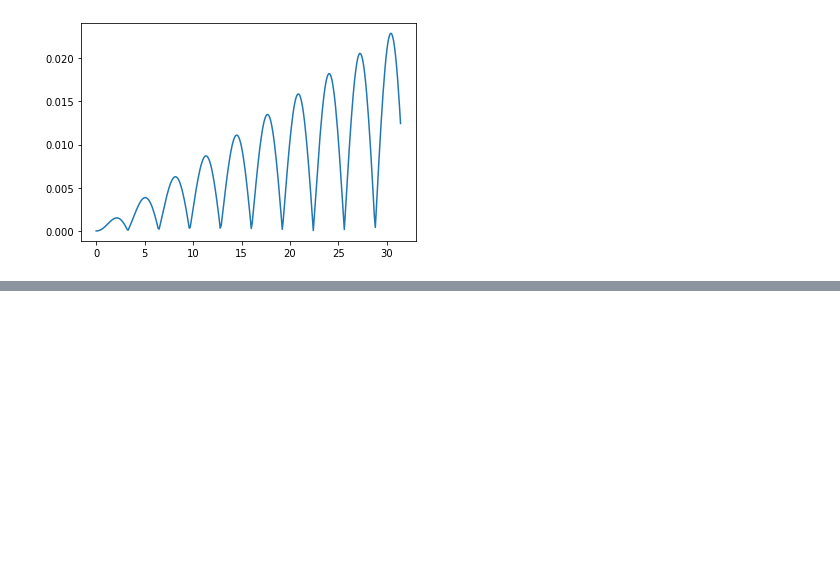
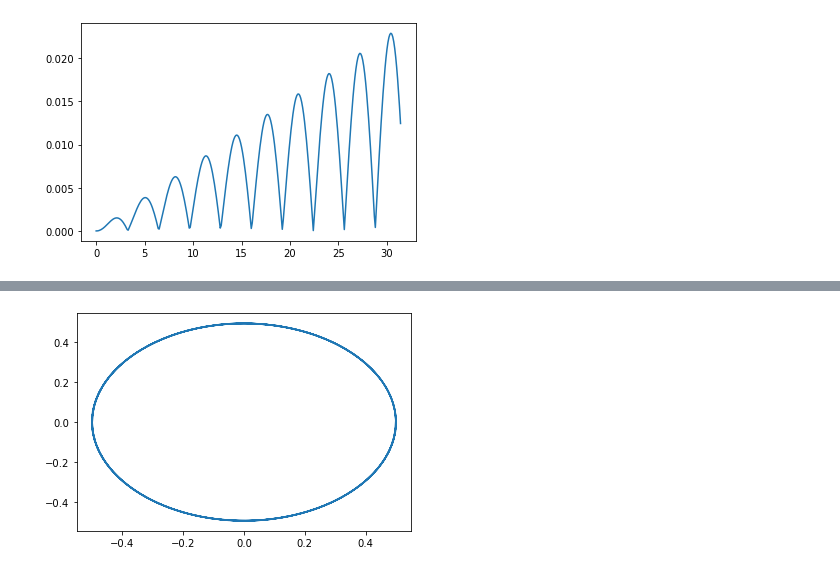
Before and after one commit to richmf/NotitasFisComp25-2, a Jupyter notebook: Clase 11 (EDO3).ipynb, the cells around one changed output, grey strips where cells are left out. Drawn from its saved outputs; the diff is of its cells as text; code cells hidden in the pictures; blank space fills up the shorter version.

```diff
--- a/Clase 11 (EDO3).ipynb
+++ b/Clase 11 (EDO3).ipynb
@@ -128,0 +112,13 @@ array([ 0.5       ,  0.49760287,  0.49042201,  0.47852064,  0.4620041 ,
+# %%
+def pendulo_cff2( t , x , args=[0,0,0]):
+    # x = (theta, v_theta)
+    # args = Amplitud , omega_1 , gamma
+    return np.array([ x[1] , -np.sin(x[0]) - args[2]*x[1] + args[0]*np.cos(args[1]*t)])
+# %%
+t = np.arange(0,10*np.pi,0.1)
+sol=spi.solve_ivp(pendulo_cff2,(0,10*np.pi),[0.5,0],t_eval=t)
+# %%
+plt.plot(sol.y[0],sol.y[1])
+plt.show()
+# %% [output]
+[figure, added]
```
Also changed, not shown: parts of 6 cells of this notebook.
